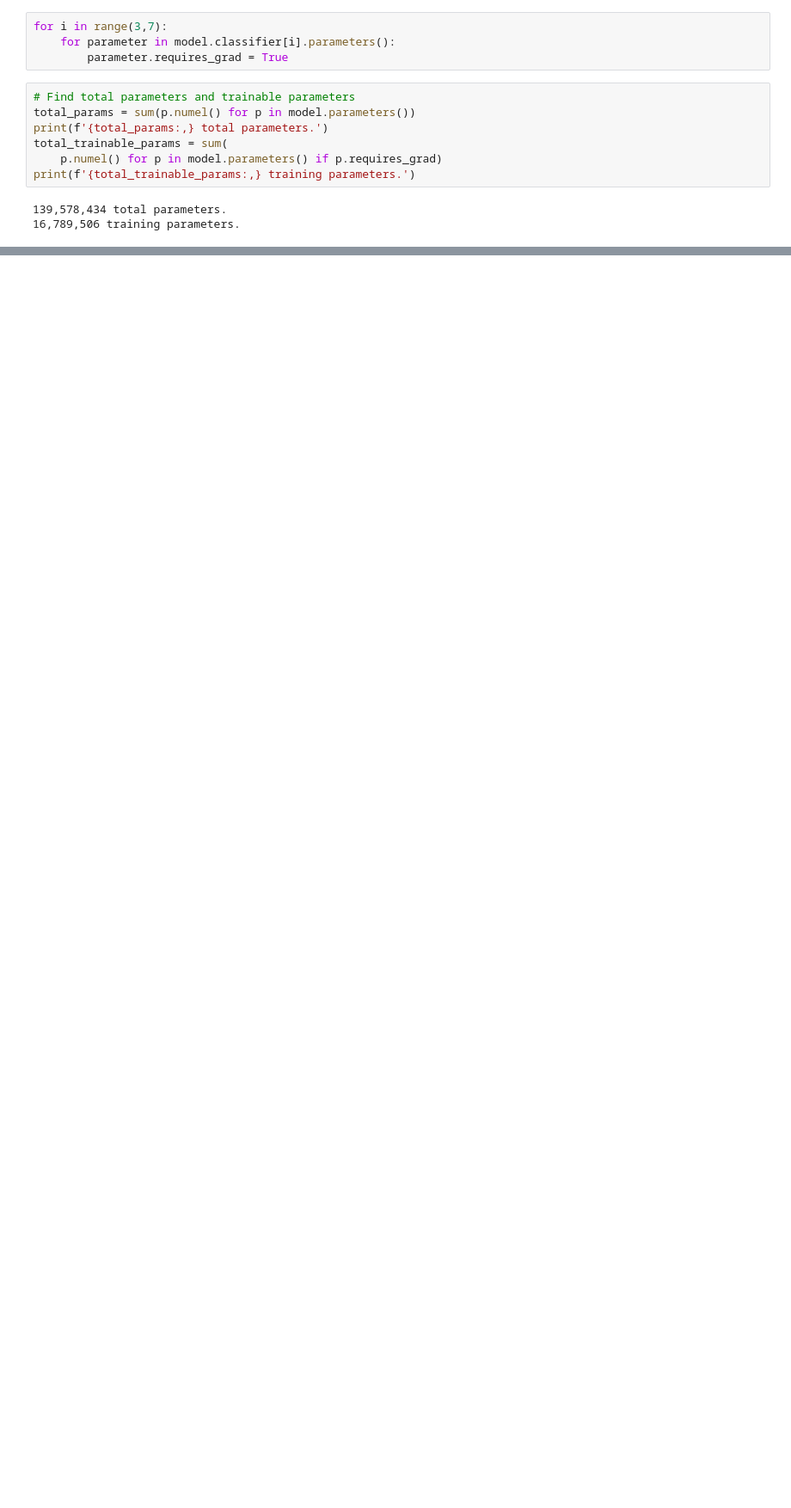
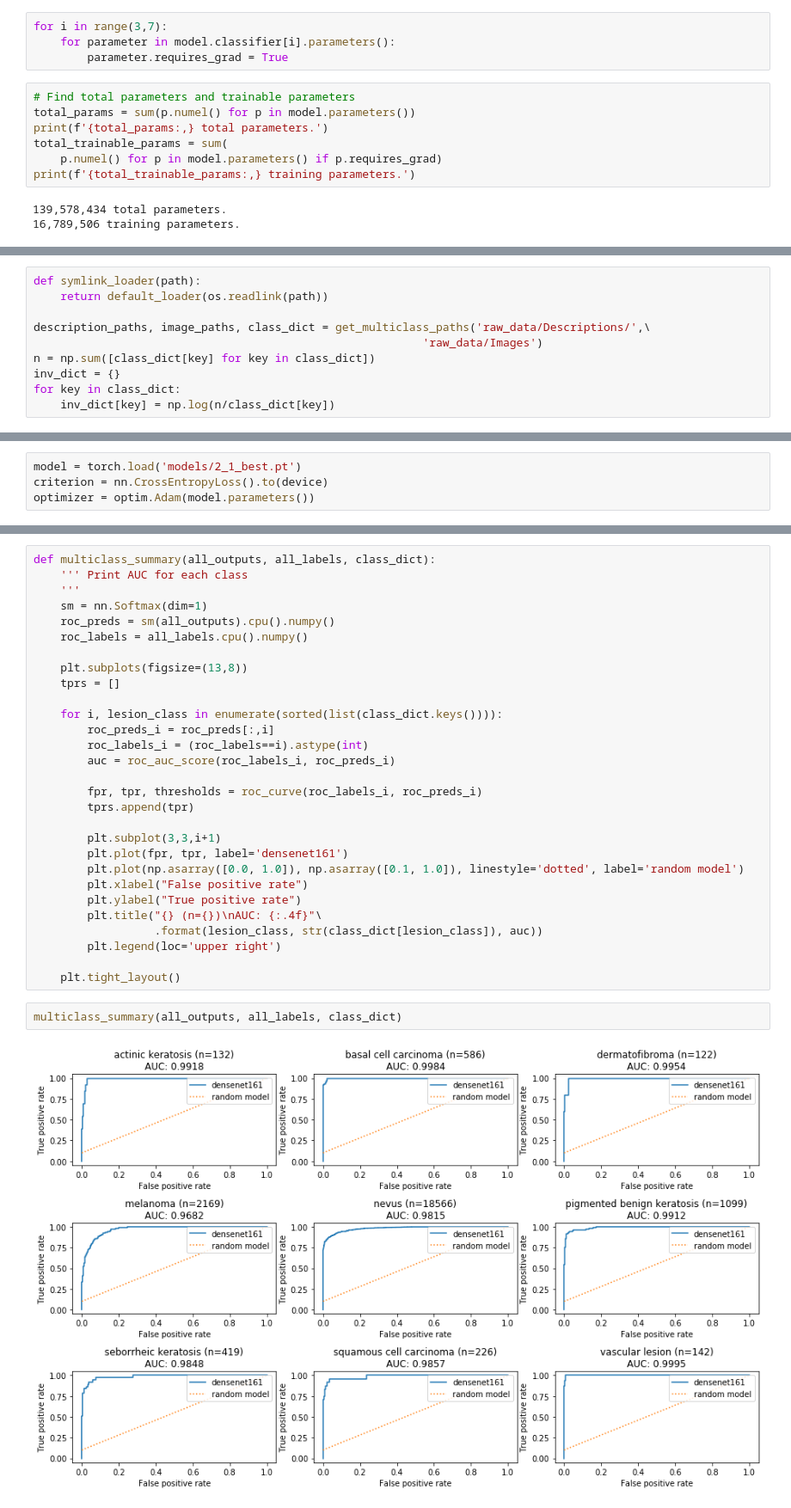
Before and after one commit to EthanSargent/Lesion-Classification, a Jupyter notebook: trainer.ipynb, the cells around one changed output, grey strips where cells are left out. Shown: that part at 86% size. Cells and saved outputs as stored; diff of their text form; blank space fills up the shorter version.

Commit message:
first multiclassifier

```diff
--- a/trainer.ipynb
+++ b/trainer.ipynb
@@ -326,0 +500,10 @@ Area under ROC curve: 0.724869470930027
+# %%
+def symlink_loader(path):
+    return default_loader(os.readlink(path))
+
+description_paths, image_paths, class_dict = get_multiclass_paths('raw_data/Descriptions/',\
+                                                          'raw_data/Images')
+n = np.sum([class_dict[key] for key in class_dict])
+inv_dict = {}
+for key in class_dict:
+    inv_dict[key] = np.log(n/class_dict[key])
@@ -326,0 +648,4 @@ Area under ROC curve: 0.724869470930027
+# %%
+model = torch.load('models/2_1_best.pt')
+criterion = nn.CrossEntropyLoss().to(device)
+optimizer = optim.Adam(model.parameters())
@@ -326,0 +681,33 @@ Area under ROC curve: 0.724869470930027
+# %%
+def multiclass_summary(all_outputs, all_labels, class_dict):
+    ''' Print AUC for each class
+    '''
+    sm = nn.Softmax(dim=1)
+    roc_preds = sm(all_outputs).cpu().numpy()
+    roc_labels = all_labels.cpu().numpy()
+
+    plt.subplots(figsize=(13,8))
+    tprs = []
+
+    for i, lesion_class in enumerate(sorted(list(class_dict.keys()))):
+        roc_preds_i = roc_preds[:,i]
+        roc_labels_i = (roc_labels==i).astype(int)
+        auc = roc_auc_score(roc_labels_i, roc_preds_i)
+
+        fpr, tpr, thresholds = roc_curve(roc_labels_i, roc_preds_i)
+        tprs.append(tpr)
+
+        plt.subplot(3,3,i+1)
+        plt.plot(fpr, tpr, label='densenet161')
+        plt.plot(np.asarray([0.0, 1.0]), np.asarray([0.1, 1.0]), linestyle='dotted', label='random model')
+        plt.xlabel("False positive rate")
+        plt.ylabel("True positive rate")
+        plt.title("{} (n={})\nAUC: {:.4f}"\
+                  .format(lesion_class, str(class_dict[lesion_class]), auc))
+        plt.legend(loc='upper right')
+
+    plt.tight_layout()
+# %%
+multiclass_summary(all_outputs, all_labels, class_dict)
+# %% [output]
+[figure, added]
```
Also changed, not shown: parts of 33 cells of this notebook, 5 other files.
